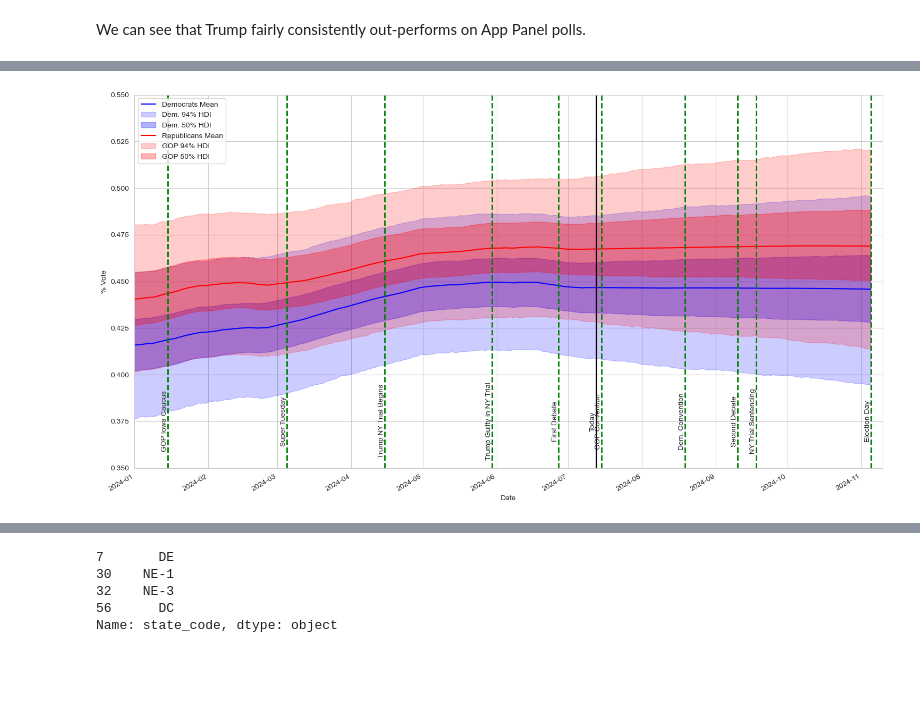
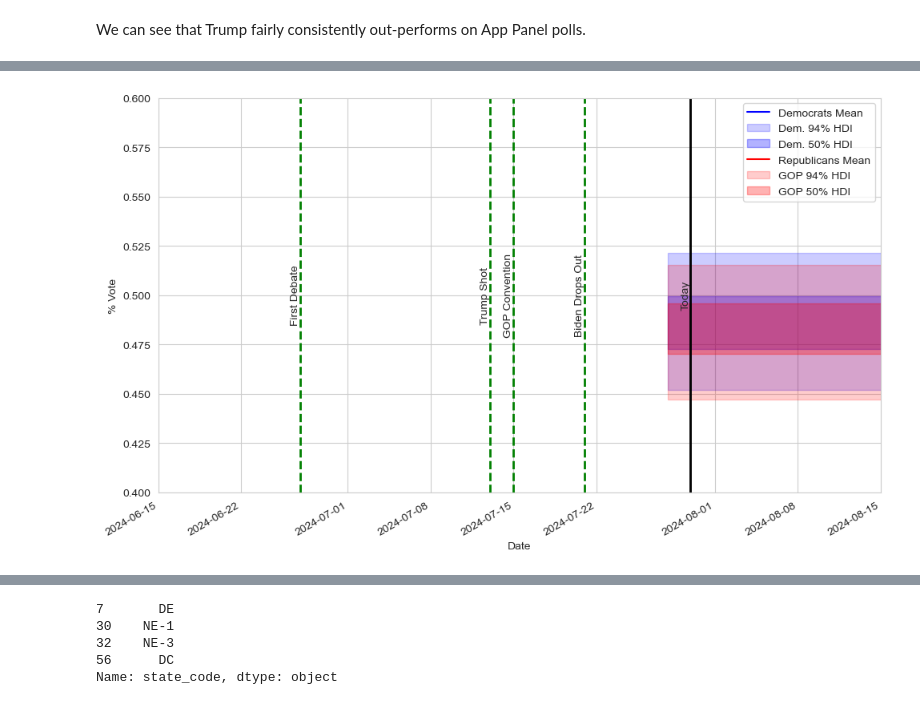
Before and after one commit to andrewpwalters/US-Presidential-Fundamentals, a Jupyter notebook: Notebooks/Polling Model - United States 2024.ipynb, the cells around one changed output, grey strips where cells are left out. Saved outputs shown, nothing was run; the diff lists cells and outputs as text; code cells hidden in the pictures; blank space fills up the shorter version.

```diff
--- a/Notebooks/Polling Model - United States 2024.ipynb
+++ b/Notebooks/Polling Model - United States 2024.ipynb
@@ -519,3 +393,0 @@ ax.legend();
-# %%
-df = df[~df['type'].isin(['2way_bk', '2way_tk'])]
-df = df.dropna()
@@ -529,7 +429,7 @@ day_id, day = df.set_index(
 ).index.factorize(sort=True)
 day = np.concatenate([day, np.arange(max(day)+1, 1)])
 
-party_id, party = [0,1,2], ['DEM','GOP','IND']
+party_id, party = [0,1,2], ['DEM','GOP','Other']
 
 week = np.arange(min(week), 1)
 
@@ -672,5 +675,5 @@ The effective sample size per chain is smaller than 100 for some parameters.  A
 # %%
 states = df['state'].unique()
-parties = ['dem', 'gop', 'ind', 'margin']
+parties = ['dem','gop','margin','oth']
 
 combinations = [f"{state}_{party}" for state, party in product(states, parties)]
@@ -791,6 +784,6 @@ df_results
 # %%
 date_index = pd.DataFrame(index = range(min(df_day_mean.index),1), columns = ['date'])
-date_index['date'] = pd.date_range(start=df.reset_index().date.min(), end='2024-11-05')
+date_index['date'] = pd.date_range(start=df.date.min(), end='2024-11-05')
 df_day_mean = df_day_mean.merge(date_index, left_index=True, right_index=True)
 df_day_03 = df_day_03.merge(date_index, left_index=True, right_index=True)
 df_day_25 = df_day_25.merge(date_index, left_index=True, right_index=True)
@@ -874,57 +868,66 @@ plt.savefig('3way_enight_natpoll.png')
 # %%
 graph_state = 'US'
 
-fig, ax = plt.subplots(figsize=(15, 8))
+fig, ax = plt.subplots(figsize=(10, 6))
 
 # Plotting dem_votes and gop_votes on the same axes
 
 df_day_mean[f"{graph_state}_dem"].plot(color='blue', label='Democrats Mean')
 plt.fill_between(df_day_97.index, df_day_03[f"{graph_state}_dem"].ffill(), df_day_97[f"{graph_state}_dem"].ffill(), color='blue', alpha=0.2, label='Dem. 94% HDI')
 plt.fill_between(df_day_75.index, df_day_25[f"{graph_state}_dem"].ffill(), df_day_75[f"{graph_state}_dem"].ffill(), color='blue', alpha=0.3, label='Dem. 50% HDI')
 
 df_day_mean[f"{graph_state}_gop"].plot(color='red', label='Republicans Mean')
 plt.fill_between(df_day_97.index, df_day_03[f"{graph_state}_gop"].ffill(), df_day_97[f"{graph_state}_gop"].ffill(), color='red', alpha=0.2, label='GOP 94% HDI')
 plt.fill_between(df_day_75.index, df_day_25[f"{graph_state}_gop"].ffill(), df_day_75[f"{graph_state}_gop"].ffill(), color='red', alpha=0.3, label='GOP 50% HDI')
 
-dem_votes = df_3way.set_index('date').query(f"state == '{graph_state}'")["DEM"]
-gop_votes = df_3way.set_index('date').query(f"state == '{graph_state}'")["GOP"]
-ind_votes = df_3way.set_index('date').query(f"state == '{graph_state}'")["IND"]
+#df_day_mean[f"{graph_state}_oth"].plot(color='goldenrod', label='Other Mean')
+#plt.fill_between(df_day_97.index, df_day_03[f"{graph_state}_oth"].ffill(), df_day_97[f"{graph_state}_oth"].ffill(), color='goldenrod', alpha=0.2, label='Other 94% HDI')
+#plt.fill_between(df_day_75.index, df_day_25[f"{graph_state}_oth"].ffill(), df_day_75[f"{graph_state}_oth"].ffill(), color='goldenrod', alpha=0.3, label='Other 50% HDI')
 
-#ax.plot(dem_votes.index, dem_votes, "o", alpha=0.2, color='blue', label="Biden")
-#ax.plot(gop_votes.index, gop_votes, "o", alpha=0.2, color='red', label="Trump")
-#ax.plot(ind_votes.index, ind_votes, "o", alpha=0.2, color='goldenrod', label="Kennedy")
+dem_votes = df.set_index('date').query(f"state == '{graph_state}'")["DEM"]
+gop_votes = df.set_index('date').query(f"state == '{graph_state}'")["GOP"]
+oth_votes = df.set_index('date').query(f"state == '{graph_state}'")["OTHER"]
+
+#ax.plot(dem_votes.index, dem_votes, "o", alpha=.5, markersize=3, color='blue', label="Poll Dem., %")
+#ax.plot(gop_votes.index, gop_votes, "o", alpha=.5, markersize=3, color='red', label="Poll GOP %")
+#ax.plot(oth_votes.index, oth_votes, "o", alpha=.5, markersize=3, color='goldenrod', label="Poll Other %")
 
 # Set limits and labels
-ax.set_ylim(.35, .55)
-ax.set_xlim(dt.datetime(2024, 1, 1), dt.datetime(2024, 11, 10))
+ax.set_ylim(.4,.6)
+ax.set_xlim(dt.datetime(2024, 6, 15), dt.datetime(2024, 8, 15))
 ax.set_ylabel('% Vote')
 ax.set_xlabel('Date')
-ax.legend(loc='upper left')
+ax.legend()
+#ax.set_title('2024 National Presidentential Polling')
 
 events = [
-            (dt.datetime(2024, 1, 15), 'GOP Iowa Caucus'),
-            (dt.datetime(2024, 3,  5), 'Super Tuesday'),
-            (dt.datetime(2024, 4, 15), 'Trump NY Trial Begins'),
-            (dt.datetime(2024, 5, 30), 'Trump Guilty in NY Trial'),
+            #(dt.datetime(2024, 1, 15), 'GOP Iowa Caucus'),
+            #(dt.datetime(2024, 3,  5), 'Super Tuesday'),
+            #(dt.datetime(2024, 4, 15), 'Trump NY Trial Begins'),
+            #(dt.datetime(2024, 5, 30), 'Trump Guilty in NY Trial'),
             (dt.datetime(2024, 6, 27), 'First Debate'),
             (dt.datetime(2024, 7, 15), 'GOP Convention'),
-            (dt.datetime(2024, 8, 19), 'Dem. Convention'),
-            (dt.datetime(2024, 9, 10), 'Second Debate'),
-            (dt.datetime(2024, 9, 18), 'NY Trial Sentencing'),
-            (dt.datetime(2024, 11, 5), 'Election Day'),
+            (dt.datetime(2024, 7, 21), 'Biden Drops Out'),
+            #(dt.datetime(2024, 8, 19), 'Dem. Convention'),
+            #(dt.datetime(2024, 9, 10), 'Second Debate'),
+            #(dt.datetime(2024, 9, 18), 'NY Trial Sentencing'),
+            #(dt.datetime(2024, 11, 5), 'Election Day'),
          ]
 
 for date, event in events:
     ax.axvline(x=date, color='green', linestyle='--', linewidth=2)
-    plt.text(date, 0.375, event, rotation=90, verticalalignment='center', horizontalalignment='right', fontsize=10)
+    plt.text(date, 0.5, event, rotation=90, verticalalignment='center', horizontalalignment='right', fontsize=10)
+
+ax.axvline(x=dt.datetime(2024, 7, 13), color='green', linestyle='--', linewidth=2)
+plt.text(dt.datetime(2024, 7, 13), 0.5, "Trump Shot", rotation=90, verticalalignment='center', horizontalalignment='right', fontsize=10)
 
 ax.axvline(x=datetime.datetime.today(), color='black', linestyle='-', linewidth=2)
-plt.text(datetime.datetime.today(), 0.375, "Today", rotation=90, verticalalignment='center', horizontalalignment='right', fontsize=10)
+plt.text(datetime.datetime.today(), 0.5, "Today", rotation=90, verticalalignment='center', horizontalalignment='right', fontsize=10)
 
 #ax.plot(dt.datetime(2020, 11, 3), .523, "o", markersize=25, color='blue', alpha=1)
 #ax.plot(dt.datetime(2020, 11, 3), .477, "o", markersize=25, color='red', alpha=1)
 
 plt.tight_layout()
-plt.savefig('3way_enight_natpoll.png')
+plt.savefig('2way_enight_natpoll.png')
 # %% [output]
-[figure, old version]
+[figure, new version]
```
Also changed, not shown: parts of 89 cells of this notebook, 4 other files.
